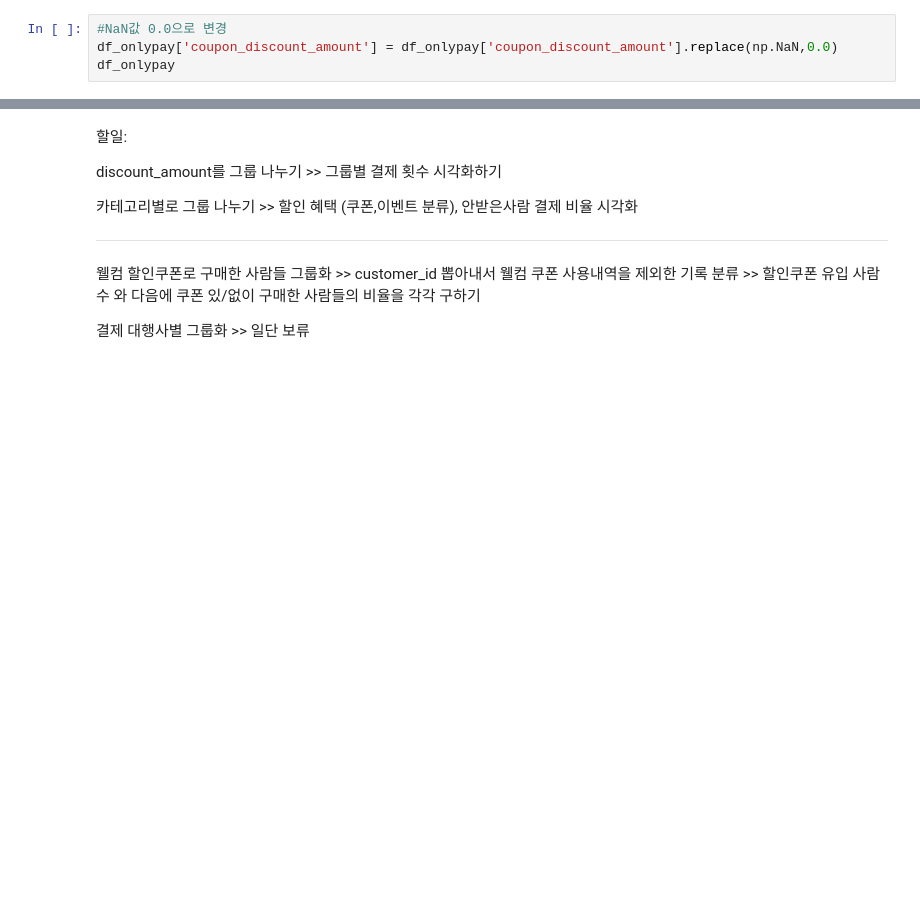
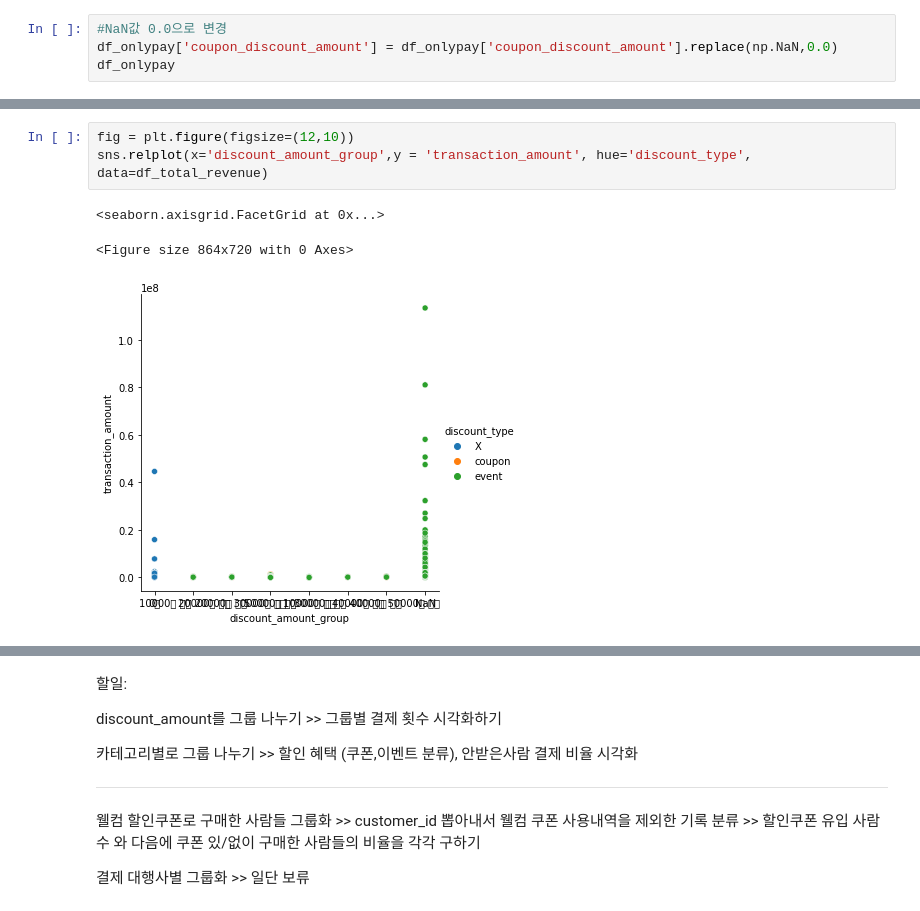
Before and after one commit to Kim-SeongSu/Self-study_and_Review, a Jupyter notebook: project/미니프로젝트_김성수.ipynb, the cells around one changed output, grey strips where cells are left out. Cells and saved outputs as stored; diff of their text form; blank space fills up the shorter version.

```diff
--- a/project/미니프로젝트_김성수.ipynb
+++ b/project/미니프로젝트_김성수.ipynb
@@ -375,0 +271,7 @@ df_onlypay2.describe()
+# %%
+fig = plt.figure(figsize=(12,10))
+sns.relplot(x='discount_amount_group',y = 'transaction_amount', hue='discount_type', data=df_total_revenue)
+# %% [output]
+<seaborn.axisgrid.FacetGrid at 0x...>
+<Figure size 864x720 with 0 Axes>
+[figure, added]
```
Also changed, not shown: parts of 41 cells of this notebook.
